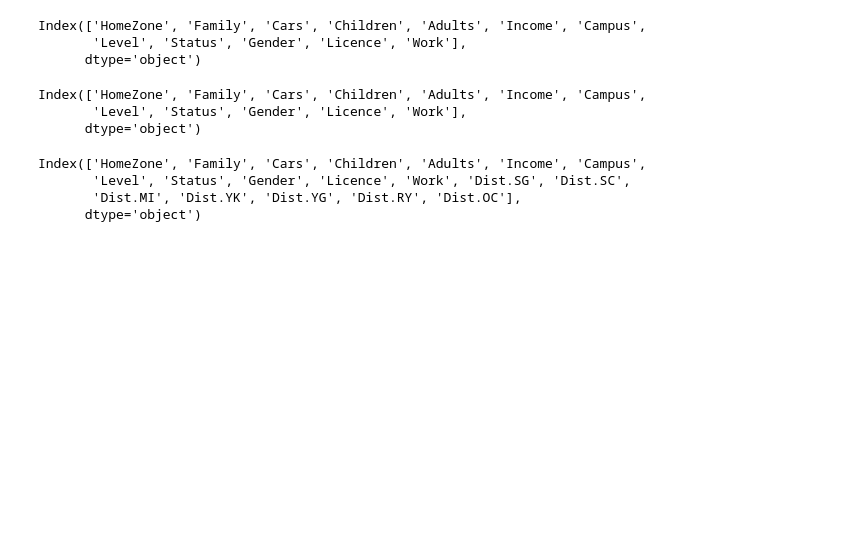
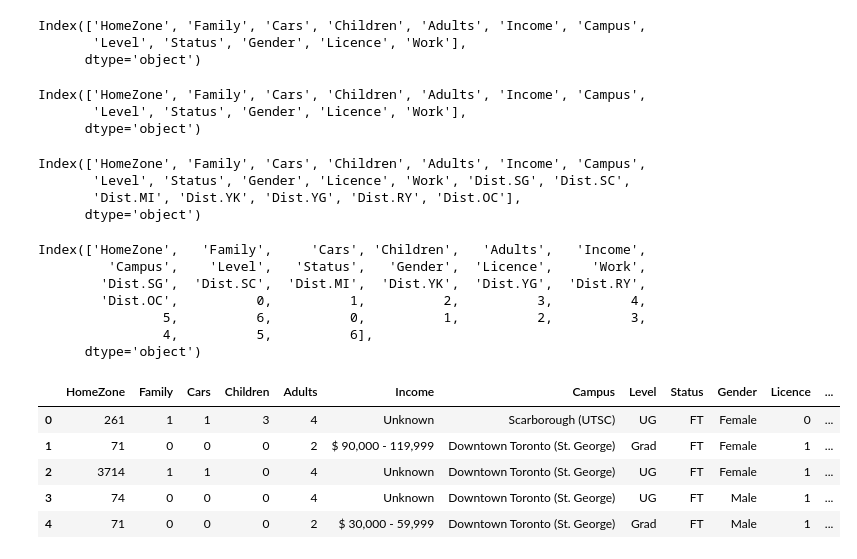
Before and after one commit to gonzaloMS-2000/PORPOS-TMG, a Jupyter notebook: Random_Forest/Location_Choice_Reformat_Input.ipynb, the cells around one changed output. Cells and saved outputs as stored; diff of their text form; code cells hidden in the pictures; blank space fills up the shorter version.

```diff
--- a/Random_Forest/Location_Choice_Reformat_Input.ipynb
+++ b/Random_Forest/Location_Choice_Reformat_Input.ipynb
@@ -64,9 +64,24 @@ Index(['HomeZone', 'Family', 'Cars', 'Children', 'Adults', 'Income', 'Campus',
        'Dist.MI', 'Dist.YK', 'Dist.YG', 'Dist.RY', 'Dist.OC'],
       dtype='object')
 # %%
-df2 = pd.DataFrame(df.iloc[:, 12:19].apply(lambda x: x.nlargest(7).index.tolist(), axis=1).tolist(), index=df.index)
+df2 = pd.DataFrame(df.iloc[:, 12:19].apply(lambda x: x.nsmallest(7).index.tolist(), axis=1).tolist(), index=df.index)
 df = pd.concat((df, df2), axis=1)
-df2 = pd.DataFrame(df.iloc[:, 12:19].apply(lambda x: x.nlargest(7).tolist(), axis=1).tolist(), index=df.index)
+df2 = pd.DataFrame(df.iloc[:, 12:19].apply(lambda x: x.nsmallest(7).tolist(), axis=1).tolist(), index=df.index)
 df = pd.concat((df, df2), axis=1)
 print(df.columns)
+pd.set_option('display.max_columns', None)
 df.head()
+# %% [output]
+Index(['HomeZone',   'Family',     'Cars', 'Children',   'Adults',   'Income',
+         'Campus',    'Level',   'Status',   'Gender',  'Licence',     'Work',
+        'Dist.SG',  'Dist.SC',  'Dist.MI',  'Dist.YK',  'Dist.YG',  'Dist.RY',
+        'Dist.OC',          0,          1,          2,          3,          4,
+                5,          6,          0,          1,          2,          3,
+                4,          5,          6],
+      dtype='object')
+|  | HomeZone | Family | Cars | Children | Adults | Income | Campus | Level | Status | Gender | Licence | ... |
+| 0 | 261 | 1 | 1 | 3 | 4 | Unknown | Scarborough (UTSC) | UG | FT | Female | 0 | ... |
+| 1 | 71 | 0 | 0 | 0 | 2 | $ 90,000 - 119,999 | Downtown Toronto (St. George) | Grad | FT | Female | 1 | ... |
+| 2 | 3714 | 1 | 1 | 0 | 4 | Unknown | Downtown Toronto (St. George) | UG | FT | Female | 1 | ... |
+| 3 | 74 | 0 | 0 | 0 | 4 | Unknown | Downtown Toronto (St. George) | UG | FT | Male | 1 | ... |
+| 4 | 71 | 0 | 0 | 0 | 2 | $ 30,000 - 59,999 | Downtown Toronto (St. George) | Grad | FT | Male | 1 | ... |
```
Also changed, not shown: parts of 3 cells of this notebook, 2 other files.
